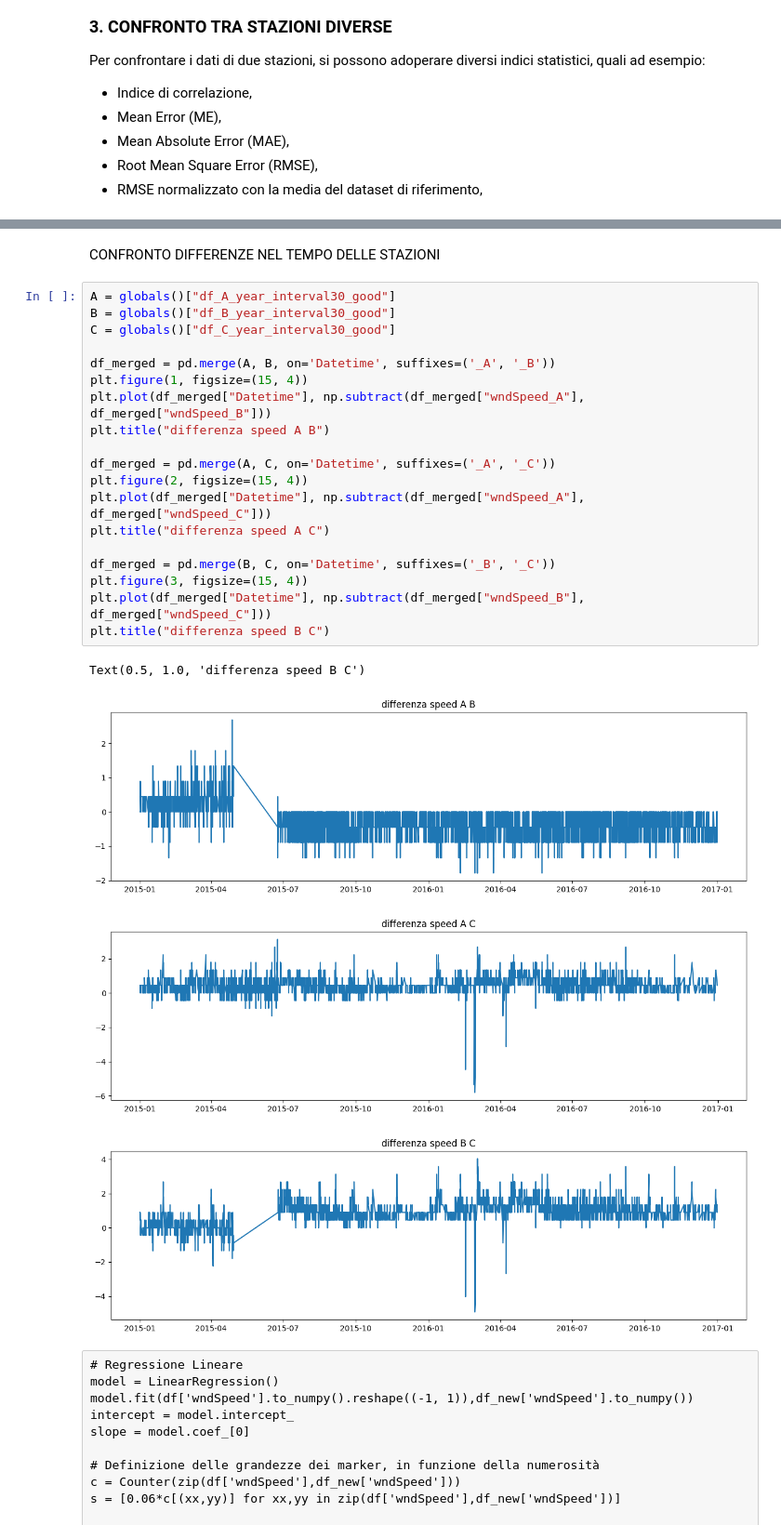
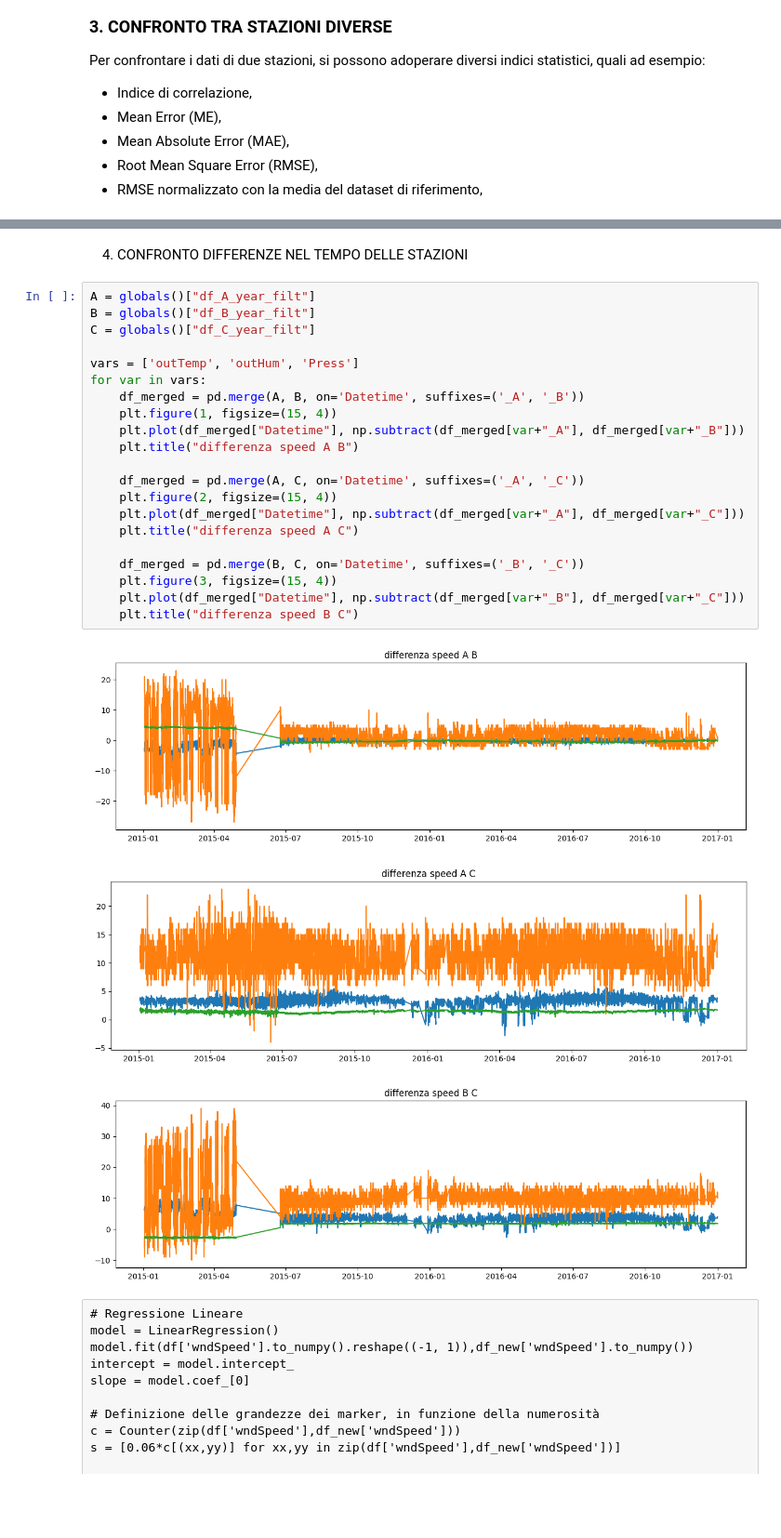
Before and after one commit to FedeJack06/Laboratorio-di-Fisica-dell-Atmosfera, a Jupyter notebook: 1esp/B_Stazioni_Davis.ipynb, the cells around one changed output, grey strips where cells are left out. Shown at 93% size. Saved outputs shown, nothing was run; the diff lists cells and outputs as text; blank space fills up the shorter version.

Commit message:
correlazioni davis OK e vs tempo

```diff
--- a/1esp/B_Stazioni_Davis.ipynb
+++ b/1esp/B_Stazioni_Davis.ipynb
@@ -350,29 +339,30 @@ Plottiamo di seguito, a titolo di esempio, un grafico a dispersione tra i dati d
 # %% [markdown]
-CONFRONTO DIFFERENZE NEL TEMPO DELLE STAZIONI
+4. CONFRONTO DIFFERENZE NEL TEMPO DELLE STAZIONI
 # %%
-A = globals()["df_A_year_interval30_good"]
-B = globals()["df_B_year_interval30_good"]
-C = globals()["df_C_year_interval30_good"]
+A = globals()["df_A_year_filt"]
+B = globals()["df_B_year_filt"]
+C = globals()["df_C_year_filt"]
 
-df_merged = pd.merge(A, B, on='Datetime', suffixes=('_A', '_B'))
-plt.figure(1, figsize=(15, 4))
-plt.plot(df_merged["Datetime"], np.subtract(df_merged["wndSpeed_A"], df_merged["wndSpeed_B"]))
-plt.title("differenza speed A B")
+vars = ['outTemp', 'outHum', 'Press']
+for var in vars:
+    df_merged = pd.merge(A, B, on='Datetime', suffixes=('_A', '_B'))
+    plt.figure(1, figsize=(15, 4))
+    plt.plot(df_merged["Datetime"], np.subtract(df_merged[var+"_A"], df_merged[var+"_B"]))
+    plt.title("differenza speed A B")
 
-df_merged = pd.merge(A, C, on='Datetime', suffixes=('_A', '_C'))
-plt.figure(2, figsize=(15, 4))
-plt.plot(df_merged["Datetime"], np.subtract(df_merged["wndSpeed_A"], df_merged["wndSpeed_C"]))
-plt.title("differenza speed A C")
+    df_merged = pd.merge(A, C, on='Datetime', suffixes=('_A', '_C'))
+    plt.figure(2, figsize=(15, 4))
+    plt.plot(df_merged["Datetime"], np.subtract(df_merged[var+"_A"], df_merged[var+"_C"]))
+    plt.title("differenza speed A C")
 
-df_merged = pd.merge(B, C, on='Datetime', suffixes=('_B', '_C'))
-plt.figure(3, figsize=(15, 4))
-plt.plot(df_merged["Datetime"], np.subtract(df_merged["wndSpeed_B"], df_merged["wndSpeed_C"]))
-plt.title("differenza speed B C")
+    df_merged = pd.merge(B, C, on='Datetime', suffixes=('_B', '_C'))
+    plt.figure(3, figsize=(15, 4))
+    plt.plot(df_merged["Datetime"], np.subtract(df_merged[var+"_B"], df_merged[var+"_C"]))
+    plt.title("differenza speed B C")
 # %% [output]
-Text(0.5, 1.0, 'differenza speed B C')
-[figure, old version]
+[figure, new version]
-[figure, old version]
+[figure, new version]
-[figure, old version]
+[figure, new version]
 # %% [raw]
 # Regressione Lineare
 model = LinearRegression()
```
Also changed, not shown: parts of 2 cells of this notebook, 5 other files.
